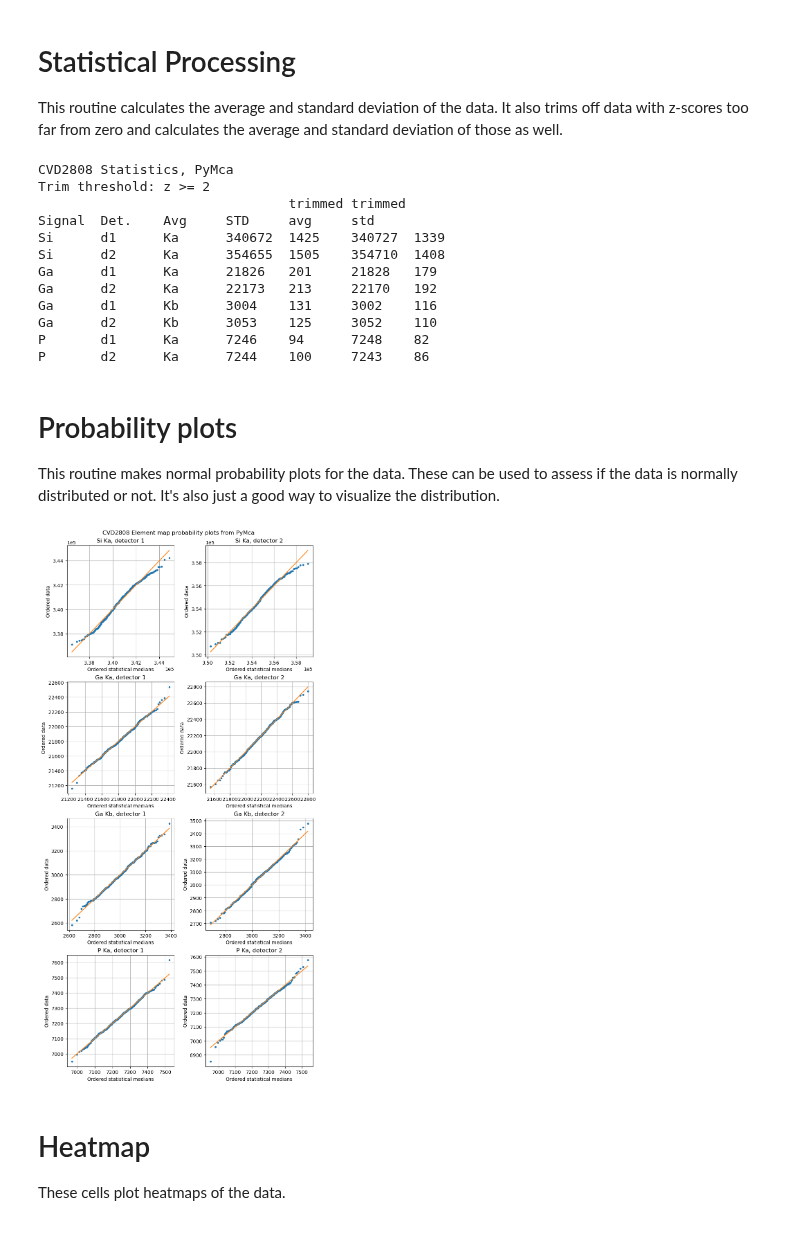
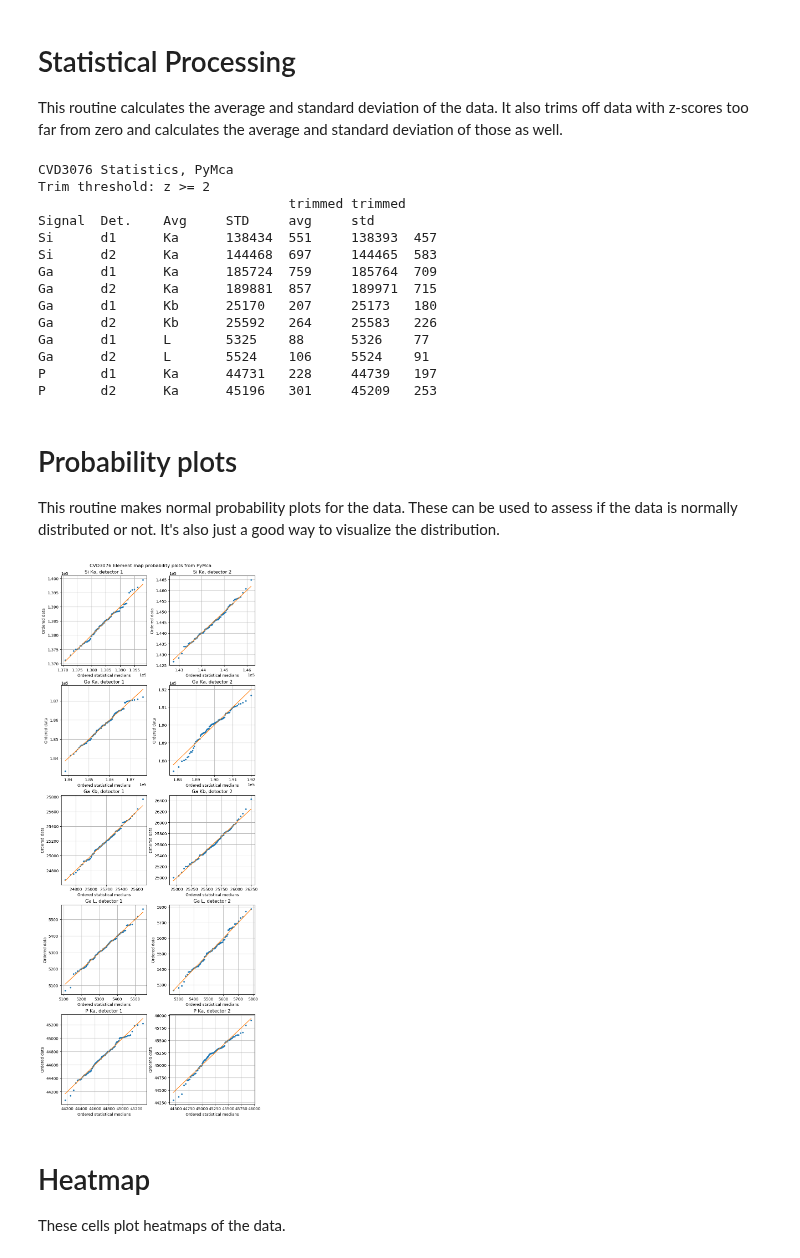
Before and after one commit to ELFREELAND/xrf-thickness-studies, a Jupyter notebook: batch_processor_pymca.ipynb, the cells around one changed output. Drawn from its saved outputs; the diff is of its cells as text; code cells hidden in the pictures.

Commit message:
gallium L lines in pymca plotter
added gallium L line reading and plotting to pymca processor

```diff
--- a/batch_processor_pymca.ipynb
+++ b/batch_processor_pymca.ipynb
@@ -41,7 +44,7 @@ for i in range(0, len(folders)):
 11 - 20230627_CVD_2546_map
 12 - 20230628_CVD_2546_map
 # %%
-path_label = folders[8][0:-4]
+path_label = folders[0][0:-4]
 
 sample_name = "CVD" + path_label[-4:]
 # %% [markdown]
@@ -116,6 +117,8 @@ dat = {
     "Ga_ka_d2": np.zeros((grid_size, grid_size)),
     "Ga_kb_d1": np.zeros((grid_size, grid_size)),
     "Ga_kb_d2": np.zeros((grid_size, grid_size)),
+    "Ga_l_d1":  np.zeros((grid_size, grid_size)),
+    "Ga_l_d2":  np.zeros((grid_size, grid_size)),
     "P_ka_d1":  np.zeros((grid_size, grid_size)),
     "P_ka_d2":  np.zeros((grid_size, grid_size))
 }
@@ -150,18 +153,22 @@ while s != [""]:
         si_counts = float(s[2])
         ga_ka_counts = float(s[8])
         ga_kb_counts = float(s[9])
+        #combine data from La1, La2, La3 since they are indistuinguishable with Si(Li) detector
+        ga_l_counts = float(s[10]) + float(s[11]) + float(s[12])
         p_counts = float(s[4])
 
         if int(s[0]) < grid_size**2 : #separate into detector 1 and detector 2
             dat["Si_ka_d1"][y][x] = si_counts
             dat["Ga_ka_d1"][y][x] = ga_ka_counts
             dat["Ga_kb_d1"][y][x] = ga_kb_counts
+            dat["Ga_l_d1"][y][x] = ga_l_counts
             dat["P_ka_d1"][y][x] = p_counts
 
         elif int(s[0]) >= grid_size**2:
             dat["Si_ka_d2"][y][x] = si_counts
             dat["Ga_ka_d2"][y][x] = ga_ka_counts
             dat["Ga_kb_d2"][y][x] = ga_kb_counts
+            dat["Ga_l_d2"][y][x] = ga_l_counts
             dat["P_ka_d2"][y][x] = p_counts
 
     s = input_file.readline().split(";")
@@ -221,21 +228,25 @@ print(row_format.format("Ga", "d1", "Ka", getStats(vec["Ga_ka_d1"], trim_thresho
 print(row_format.format("Ga", "d2", "Ka", getStats(vec["Ga_ka_d2"], trim_threshold)))
 print(row_format.format("Ga", "d1", "Kb", getStats(vec["Ga_kb_d1"], trim_threshold)))
 print(row_format.format("Ga", "d2", "Kb", getStats(vec["Ga_kb_d2"], trim_threshold)))
+print(row_format.format("Ga", "d1", "L", getStats(vec["Ga_l_d1"], trim_threshold)))
+print(row_format.format("Ga", "d2", "L", getStats(vec["Ga_l_d2"], trim_threshold)))
 print(row_format.format("P", "d1", "Ka", getStats(vec["P_ka_d1"], trim_threshold)))
 print(row_format.format("P", "d2", "Ka", getStats(vec["P_ka_d2"], trim_threshold)))
 # %% [output]
-CVD2808 Statistics, PyMca
+CVD3076 Statistics, PyMca
 Trim threshold: z >= 2
                                 trimmed trimmed
 Signal  Det.    Avg     STD     avg     std
-Si      d1      Ka      340672  1425    340727  1339
-Si      d2      Ka      354655  1505    354710  1408
-Ga      d1      Ka      21826   201     21828   179
-Ga      d2      Ka      22173   213     22170   192
-Ga      d1      Kb      3004    131     3002    116
-Ga      d2      Kb      3053    125     3052    110
-P       d1      Ka      7246    94      7248    82
-P       d2      Ka      7244    100     7243    86
+Si      d1      Ka      138434  551     138393  457
+Si      d2      Ka      144468  697     144465  583
+Ga      d1      Ka      185724  759     185764  709
+Ga      d2      Ka      189881  857     189971  715
+Ga      d1      Kb      25170   207     25173   180
+Ga      d2      Kb      25592   264     25583   226
+Ga      d1      L       5325    88      5326    77
+Ga      d2      L       5524    106     5524    91
+P       d1      Ka      44731   228     44739   197
+P       d2      Ka      45196   301     45209   253
 # %%
 #write results to file
 stats_out_file = open("./" + path_label + "_map/results_out/" + path_label + "_stats_" + source + ".txt", "w")
@@ -262,36 +275,39 @@ This routine makes normal probability plots for the data. These can be used to a
 # %%
 def probPlot(ax, dat, title):
 
     osm, osr = stats.probplot(dat, (np.average(dat), np.std(dat)), dist="norm", fit=False)
     ax.plot(osm, osr, ".") #plot data
     ax.plot(osm, osm, "-") #plot line y=x
     ax.grid(True)
     ax.ticklabel_format(scilimits=(-5,5))
     ax.set_title(title)
     ax.set_xlabel("Ordered statistical medians")
     ax.set_ylabel("Ordered data")
 
-f, axs = plt.subplots(nrows=4, ncols = 2, figsize = (8, 16), layout="constrained")
+f, axs = plt.subplots(nrows=5, ncols = 2, figsize = (8, 20), layout="constrained")
 
 probPlot(axs[0][0], vec["Si_ka_d1"], "Si Ka, detector 1")
 probPlot(axs[0][1], vec["Si_ka_d2"], "Si Ka, detector 2")
 
 probPlot(axs[1][0], vec["Ga_ka_d1"], "Ga Ka, detector 1")
 probPlot(axs[1][1], vec["Ga_ka_d2"], "Ga Ka, detector 2")
 
 probPlot(axs[2][0], vec["Ga_kb_d1"], "Ga Kb, detector 1")
 probPlot(axs[2][1], vec["Ga_kb_d2"], "Ga Kb, detector 2")
 
-probPlot(axs[3][0], vec["P_ka_d1"], "P Ka, detector 1")
-probPlot(axs[3][1], vec["P_ka_d2"], "P Ka, detector 2")
+probPlot(axs[3][0], vec["Ga_l_d1"], "Ga L, detector 1")
+probPlot(axs[3][1], vec["Ga_l_d2"], "Ga L, detector 2")
+
+probPlot(axs[4][0], vec["P_ka_d1"], "P Ka, detector 1")
+probPlot(axs[4][1], vec["P_ka_d2"], "P Ka, detector 2")
 
 f.suptitle(sample_name + " Element map probability plots from " + source)
 
 plt.savefig("./" + path_label + "_map/results_out/" + path_label + "_prob_plots_" + source + ".png",
             dpi="figure",
             format="png")
 # %% [output]
-[figure, old version]
+[figure, new version]
 # %% [markdown]
 # Heatmap
 These cells plot heatmaps of the data.
```
Also changed, not shown: parts of 9 cells of this notebook, 14 other files.
